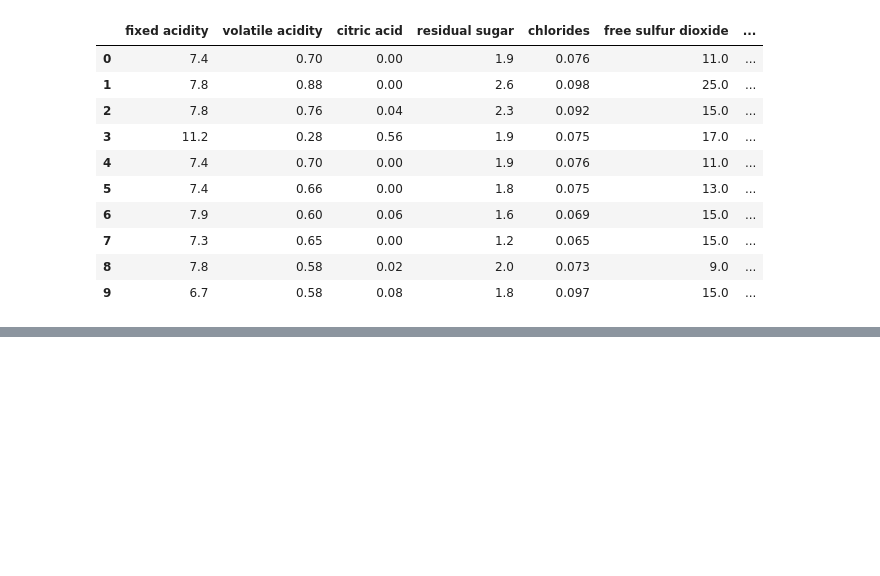
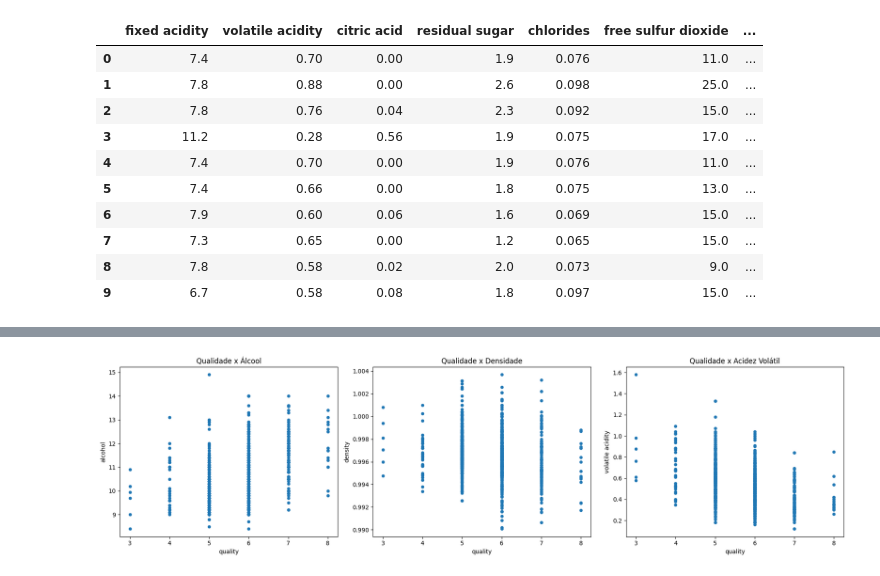
Before and after one commit to camilaalmeiida/wine-quality-classification, a Jupyter notebook: notebooks/wine_quality_analysis.ipynb, the cells around one changed output, grey strips where cells are left out. Cells and saved outputs as stored; diff of their text form; code cells hidden in the pictures; blank space fills up the shorter version.

```diff
--- a/notebooks/wine_quality_analysis.ipynb
+++ b/notebooks/wine_quality_analysis.ipynb
@@ -242,0 +231,34 @@ fig.show()
+# %%
+import matplotlib.pyplot as plt
+
+# Criar uma figura com 3 gráficos lado a lado
+fig, ax = plt.subplots(1, 3, figsize=(18, 5))
+
+# Gráfico 1
+df.plot.scatter(
+    x="quality",
+    y="alcohol",
+    ax=ax[0],
+    title="Qualidade x Álcool"
+)
+
+# Gráfico 2
+df.plot.scatter(
+    x="quality",
+    y="density",
+    ax=ax[1],
+    title="Qualidade x Densidade"
+)
+
+# Gráfico 3
+df.plot.scatter(
+    x="quality",
+    y="volatile acidity",
+    ax=ax[2],
+    title="Qualidade x Acidez Volátil"
+)
+
+plt.tight_layout()
+plt.show()
+# %% [output]
+[figure, added]
```
Also changed, not shown: parts of 2 cells of this notebook.
